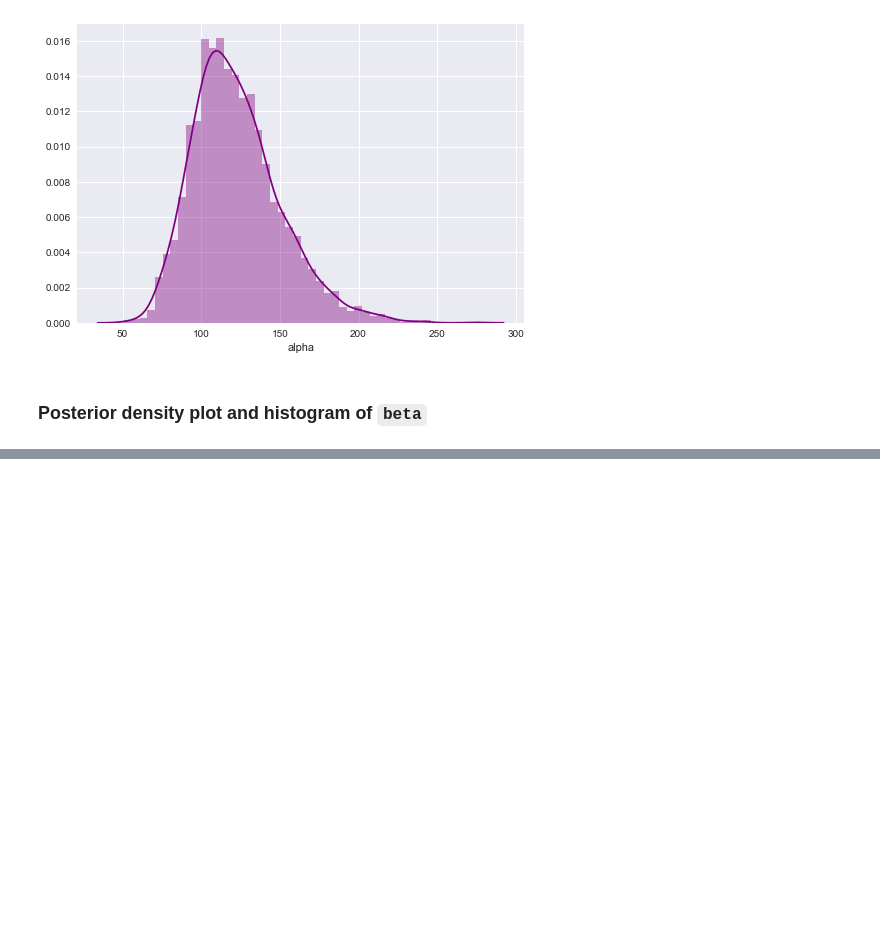
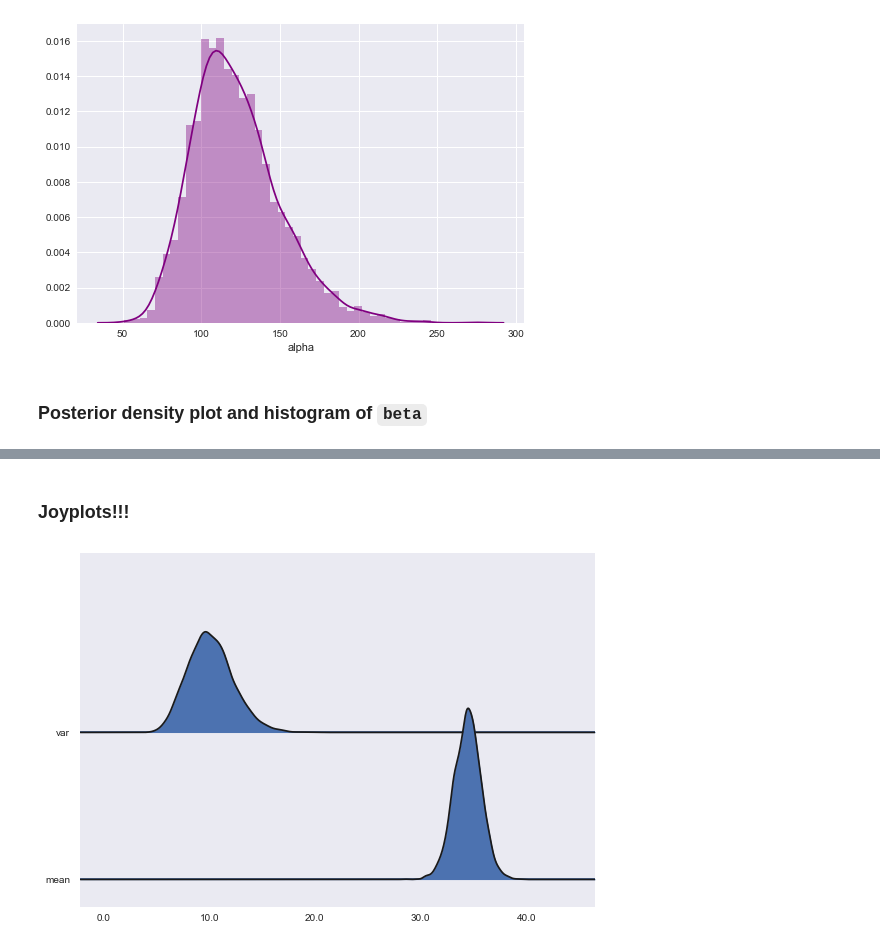
Before and after one commit to phyloworks/revbayes-workshop2017, a Jupyter notebook: archery-model/visualize-archery-model-py.ipynb, the cells around one changed output, grey strips where cells are left out. Drawn from its saved outputs; the diff is of its cells as text; code cells hidden in the pictures; blank space fills up the shorter version.

Commit message:
added joyplots to python nb

```diff
--- a/archery-model/visualize-archery-model-py.ipynb
+++ b/archery-model/visualize-archery-model-py.ipynb
@@ -81,0 +79,2 @@ sns.distplot(log_df['beta'],color='pink')
+# %% [markdown]
+### Joyplots!!!
@@ -81,0 +83,4 @@ sns.distplot(log_df['beta'],color='pink')
+# %%
+fig, axes = joypy.joyplot(log_df[['var','mean']])
+# %% [output]
+[figure, added]
```
Also changed, not shown: parts of 2 cells of this notebook.
